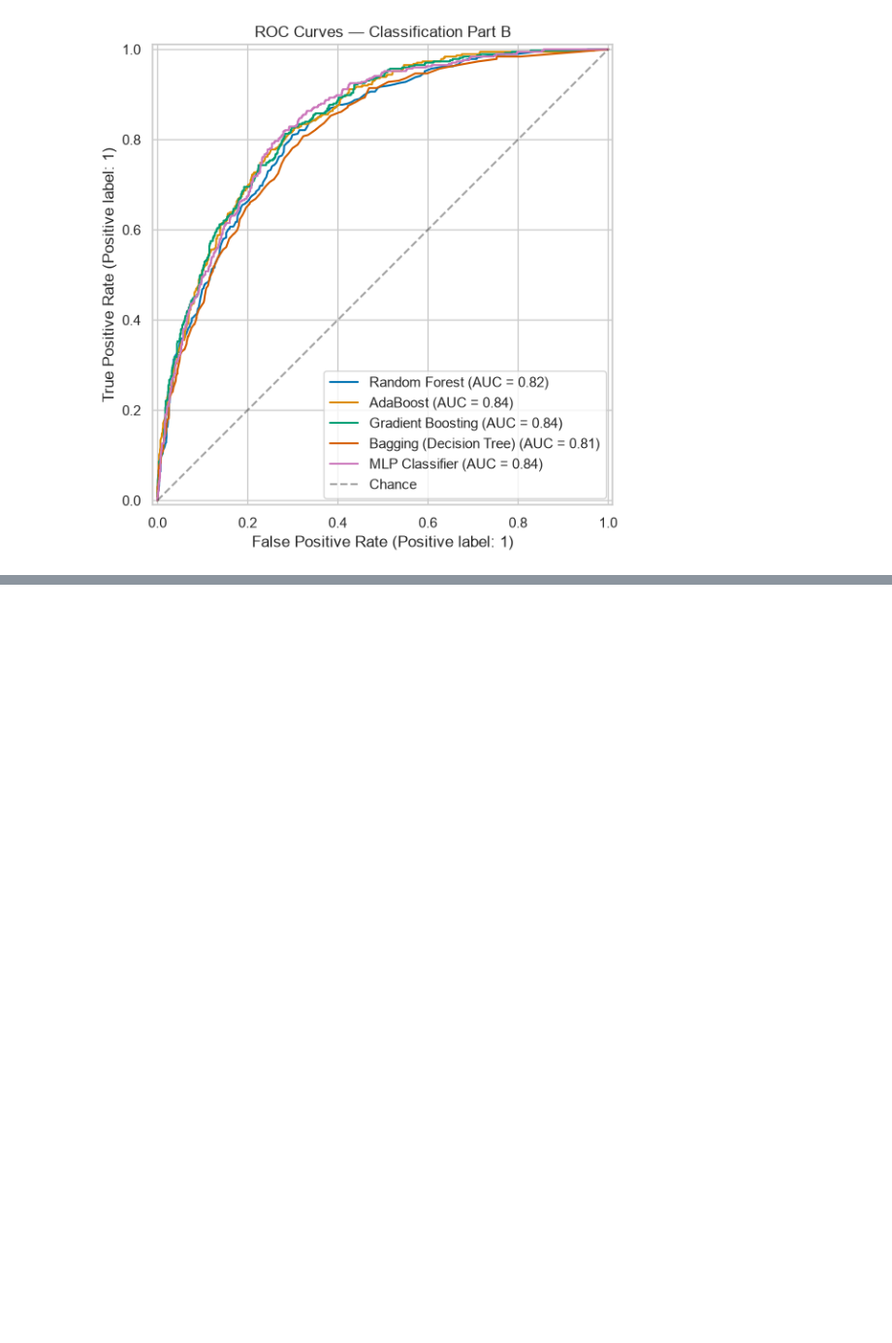
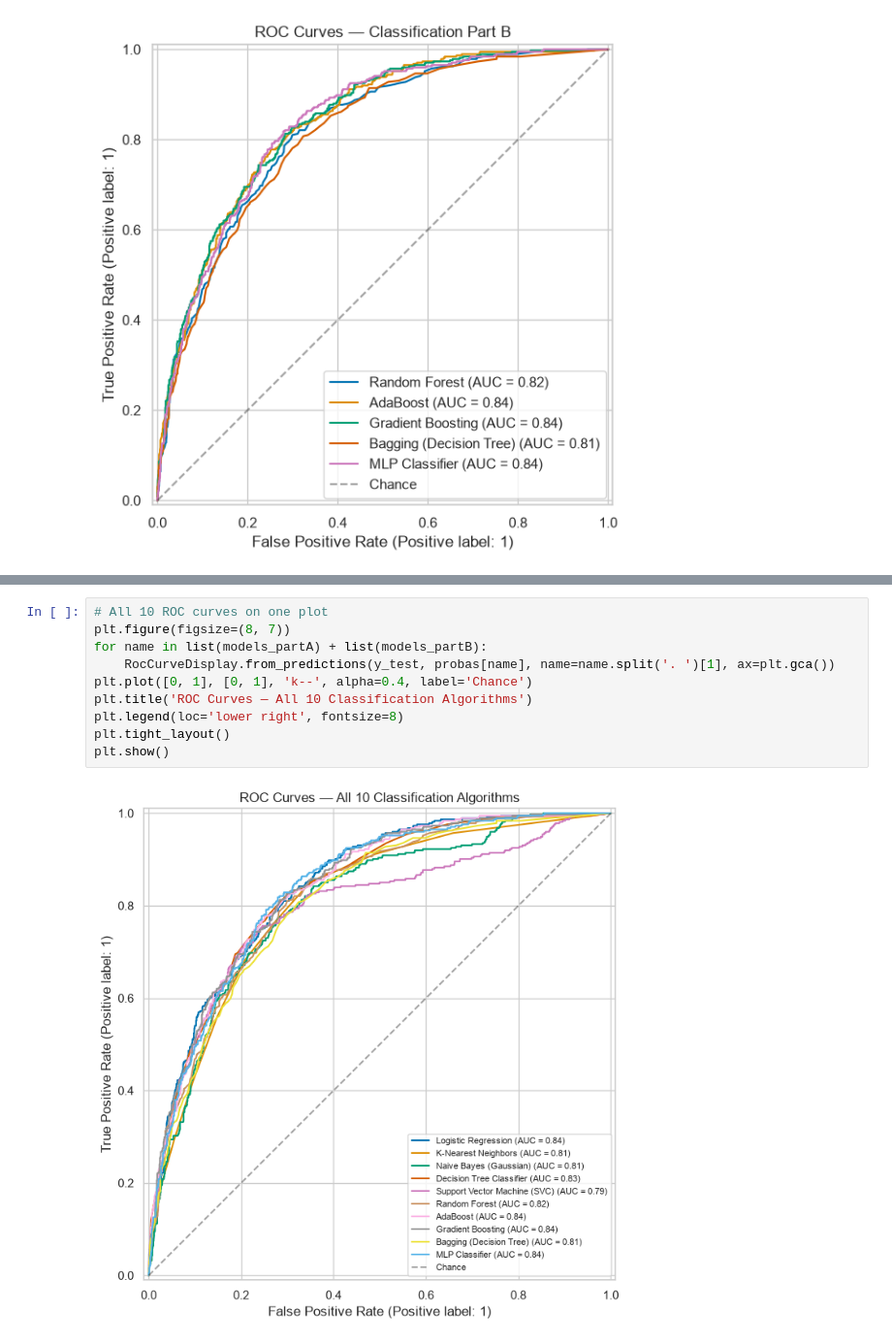
Before and after one commit to ManashaYoges/Team13_ML, a Jupyter notebook: notebooks/classification_part2.ipynb, the cells around one changed output, grey strips where cells are left out. Shown at 97% size. Saved outputs shown, nothing was run; the diff lists cells and outputs as text; blank space fills up the shorter version.

```diff
--- a/notebooks/classification_part2.ipynb
+++ b/notebooks/classification_part2.ipynb
@@ -211,0 +270,12 @@ plt.show()
+# %%
+# All 10 ROC curves on one plot
+plt.figure(figsize=(8, 7))
+for name in list(models_partA) + list(models_partB):
+    RocCurveDisplay.from_predictions(y_test, probas[name], name=name.split('. ')[1], ax=plt.gca())
+plt.plot([0, 1], [0, 1], 'k--', alpha=0.4, label='Chance')
+plt.title('ROC Curves — All 10 Classification Algorithms')
+plt.legend(loc='lower right', fontsize=8)
+plt.tight_layout()
+plt.show()
+# %% [output]
+[figure, added]
```
Also changed, not shown: parts of 5 cells of this notebook.
